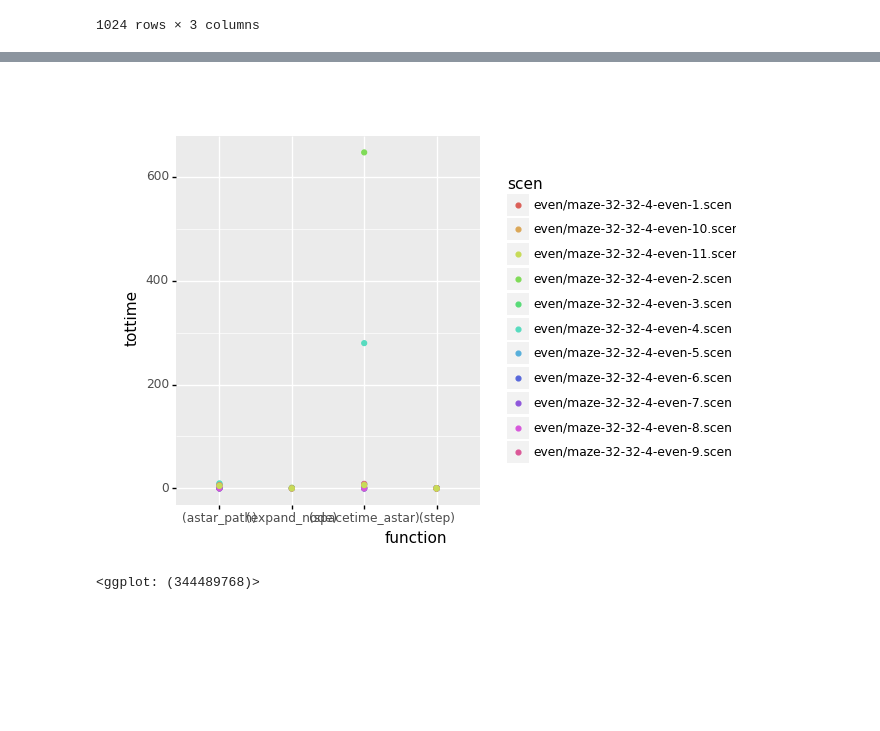
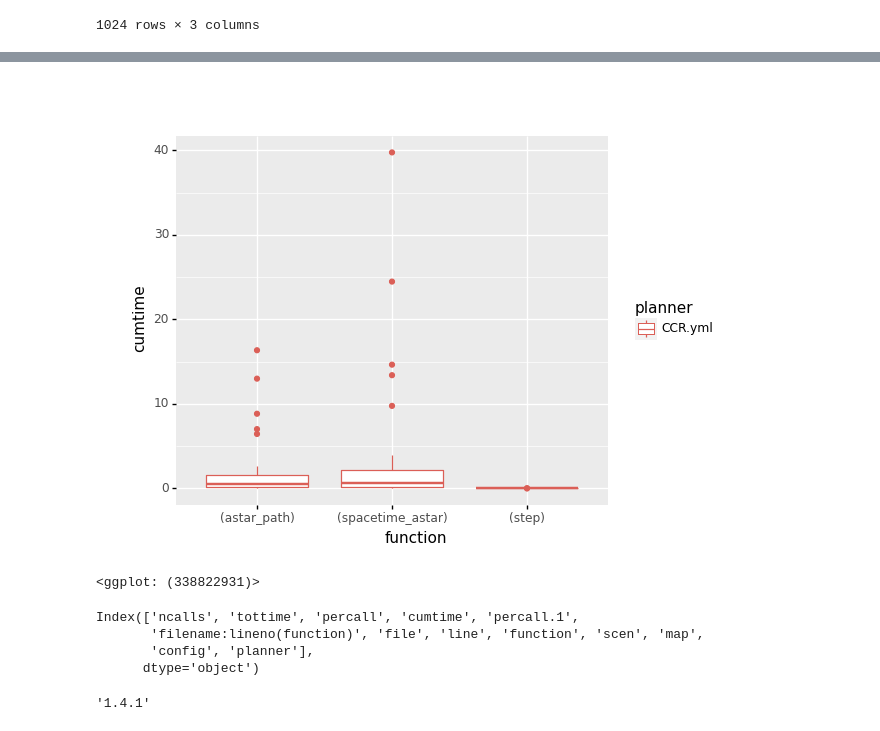
Before and after one commit to ovgu-FINken/polygonal_roadmaps, a Jupyter notebook: Pathfinding.ipynb, the cells around one changed output, grey strips where cells are left out. Drawn from its saved outputs; the diff is of its cells as text; code cells hidden in the pictures; blank space fills up the shorter version.

Commit message:
more work on PRIO / CCR

```diff
--- a/Pathfinding.ipynb
+++ b/Pathfinding.ipynb
@@ -46,10 +46,13 @@ polygonal_roadmap.MapfInfoEnvironment(SCEN).get_obstacle_df()
 1024 rows × 3 columns
 # %%
 from polygonal_roadmaps import utils
-
+# plans = ['CBS.yml', 'CBS_horizon_3.yml', 'PRIO.yml', 'CCR.yml']
+plans = ['CCR.yml']
+scens = ['maze_even.yml', 'maze_random.yml', 'room_32_even.yml', 'room_32_random.yml']
 data = []
-data += [utils.load_results('CBS.yml', 'maze_even.yml')]
-# profiles += [utils.load_results('CBS_maze_random.yml')[2]]
+for plan in plans:
+    for scen in scens:
+        data.append(utils.load_results(plan, scen))
 profiles = [d[1] for d in data]
 
 
@@ -75,6 +83,17 @@ ani
 # %%
-ggplot(df_profiles, aes(x='function', y='tottime', color='scen')) + geom_point() + theme(subplots_adjust={'right': 0.6})
+ggplot(df_profiles, aes(x='function', y='cumtime', color='planner')) + geom_boxplot() + theme(subplots_adjust={'right': 0.8})
 # plt.tight_layout()
 # %% [output]
-[figure, old version]
+[figure, new version]
-<ggplot: (344489768)>
+<ggplot: (338822931)>
+# %%
+df_profiles.columns
+# %% [output]
+Index(['ncalls', 'tottime', 'percall', 'cumtime', 'percall.1',
+       'filename:lineno(function)', 'file', 'line', 'function', 'scen', 'map',
+       'config', 'planner'],
+      dtype='object')
+# %%
+pd.__version__
+# %% [output]
+'1.4.1'
```
Also changed, not shown: parts of 4 cells of this notebook, 4 other files.
